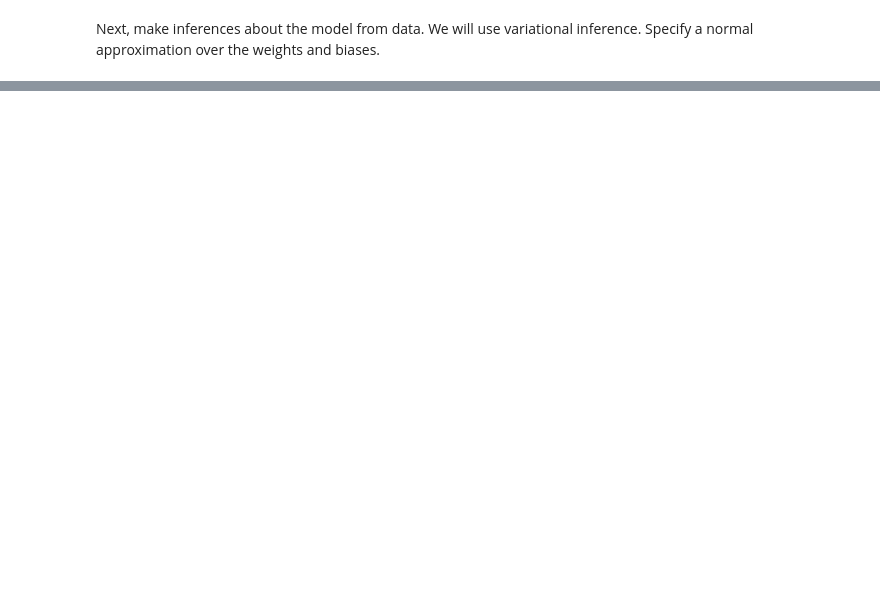
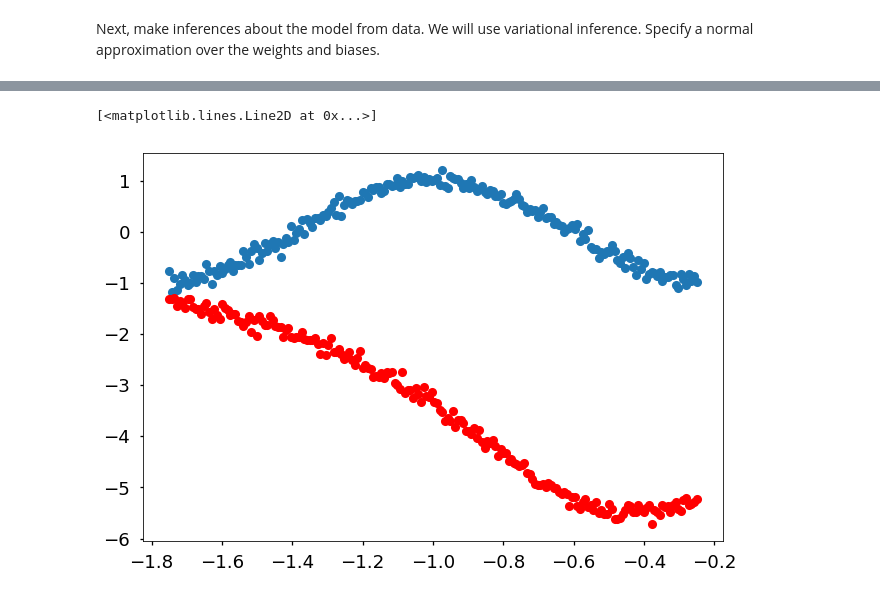
Before and after one commit to chromonav/neuroprobe, a Jupyter notebook: Bayesian Deep Learning/Learning Probablistic Deep Learning.ipynb, the cells around one changed output, grey strips where cells are left out. Saved outputs shown, nothing was run; the diff lists cells and outputs as text; code cells hidden in the pictures; blank space fills up the shorter version.

```diff
--- a/Bayesian Deep Learning/Learning Probablistic Deep Learning.ipynb
+++ b/Bayesian Deep Learning/Learning Probablistic Deep Learning.ipynb
@@ -63,0 +69,6 @@ hello
+# %%
+def neural_network(X):
+  h = tf.tanh(tf.matmul(X, W_0) + b_0)
+  h = tf.tanh(tf.matmul(h, W_1) + b_1)
+  h = tf.matmul(h, W_2) + b_2
+  return tf.reshape(h, [-1])
@@ -63,0 +77,12 @@ hello
+# %%
+from edward.models import Normal
+with tf.name_scope("model"):
+  W_0 = Normal(loc=tf.zeros([D, 10]), scale=tf.ones([D, 10]), name="W_0")
+  W_1 = Normal(loc=tf.zeros([10, 10]), scale=tf.ones([10, 10]), name="W_1")
+  W_2 = Normal(loc=tf.zeros([10, 1]), scale=tf.ones([10, 1]), name="W_2")
+  b_0 = Normal(loc=tf.zeros(10), scale=tf.ones(10), name="b_0")
+  b_1 = Normal(loc=tf.zeros(10), scale=tf.ones(10), name="b_1")
+  b_2 = Normal(loc=tf.zeros(1), scale=tf.ones(1), name="b_2")
+
+  X = tf.placeholder(tf.float32, [N, D], name="X")
+  y = Normal(loc=neural_network(X), scale=0.1 * tf.ones(N), name="y")
@@ -63,0 +125,8 @@ hello
+# %%
+y_predict = sess.run(y,{X:X_train})
+# %%
+plt.plot(X_train,y_train,"o")
+plt.plot(X_train,y_predict,"ro")
+# %% [output]
+[<matplotlib.lines.Line2D at 0x...>]
+[figure, added]
```
Also changed, not shown: parts of 18 cells of this notebook, 25 other files.
